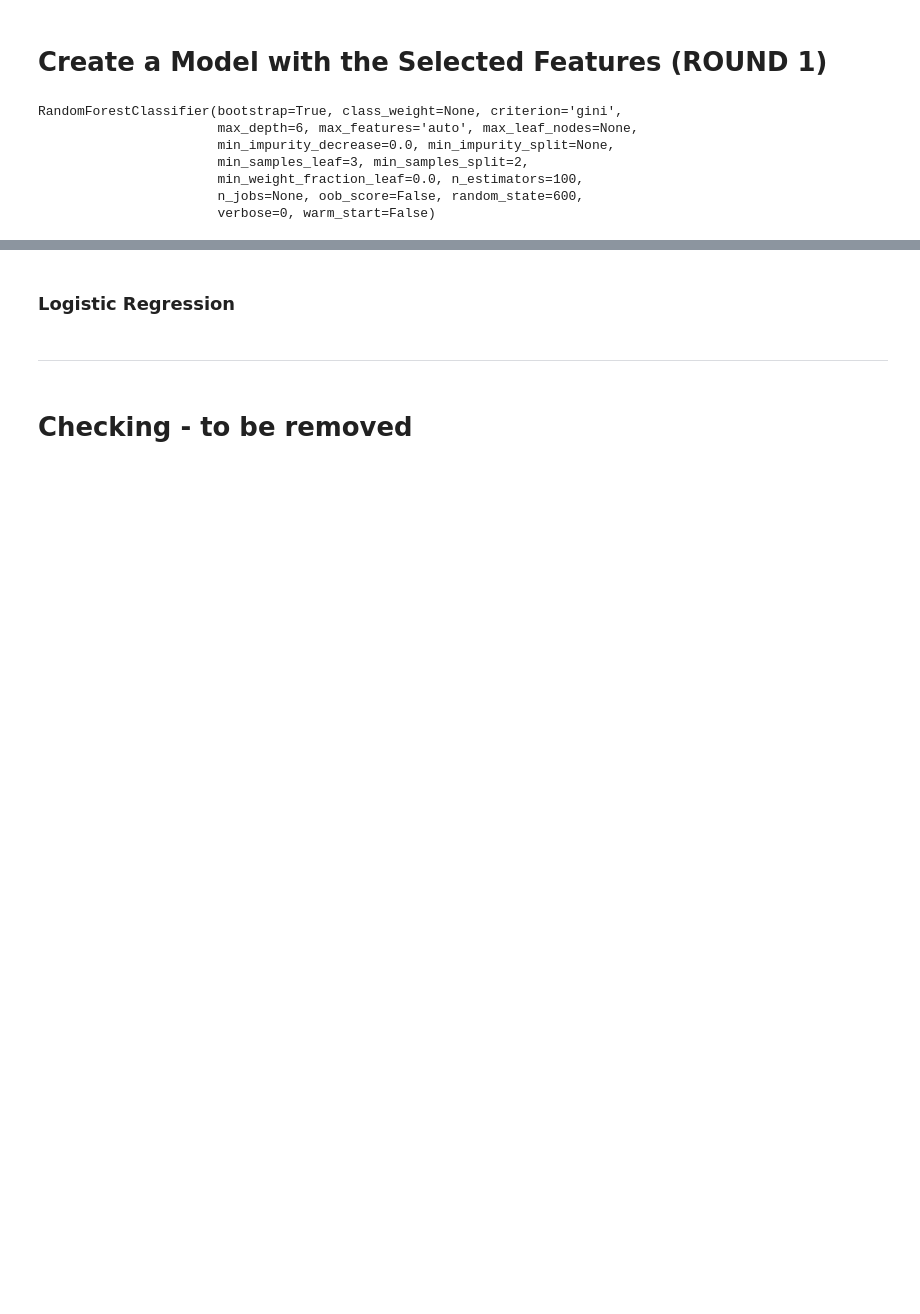
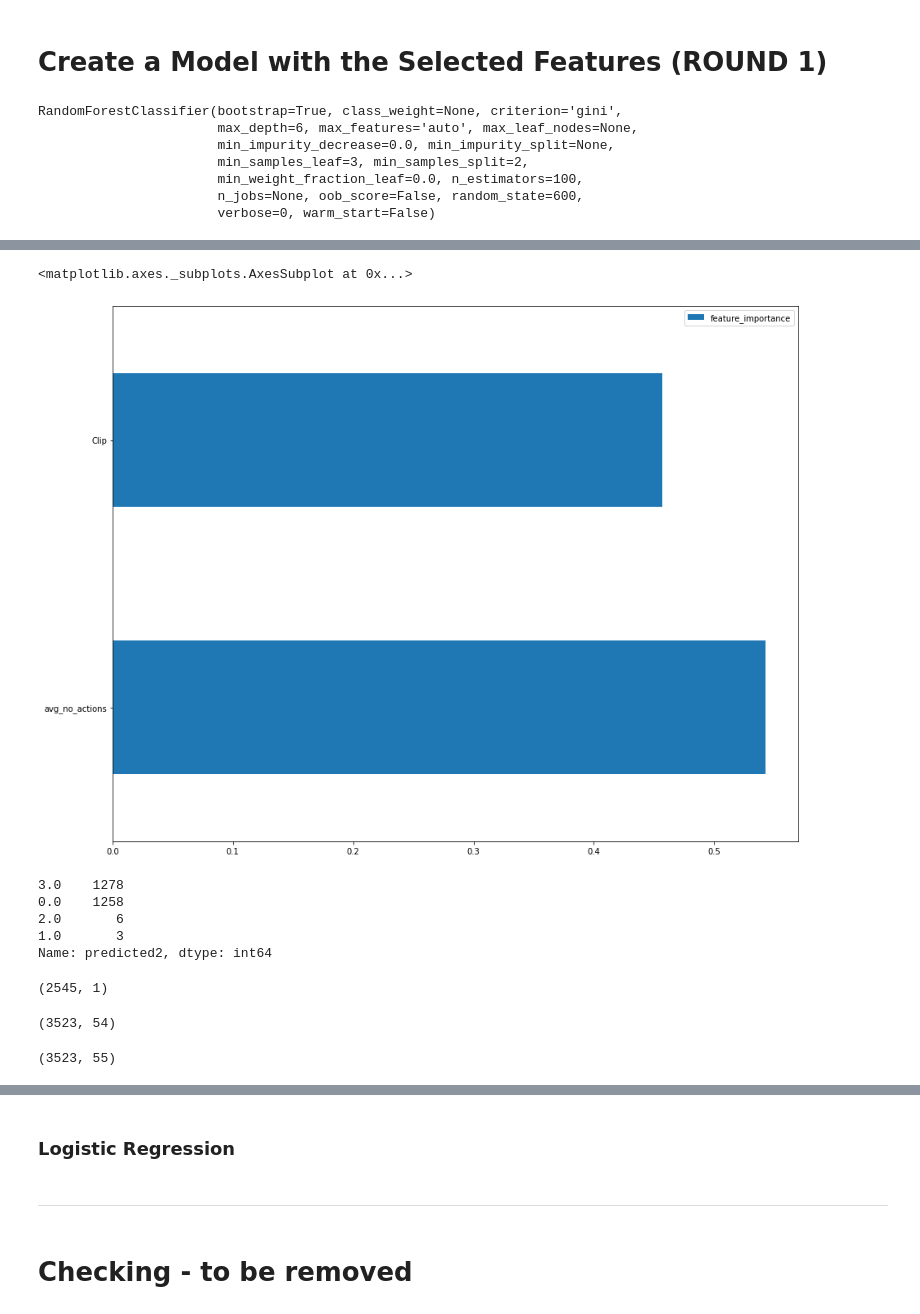
Before and after one commit to cats-in-the-hat/PBS-KIDS2, a Jupyter notebook: full_project_documentation.ipynb, the cells around one changed output, grey strips where cells are left out. Drawn from its saved outputs; the diff is of its cells as text; code cells hidden in the pictures; blank space fills up the shorter version.

```diff
--- a/full_project_documentation.ipynb
+++ b/full_project_documentation.ipynb
@@ -1129,0 +1301,12 @@ RF Score for X: 0.6820659971305595
+# %%
+X_train, X_test, y_train, y_test = train_test_split(X, y, test_size=0.3, stratify=y["last_accuracy_group"],random_state=123)
+# %%
+rf = RandomForestClassifier(bootstrap=True,
+                            class_weight=None,
+                            criterion='gini',
+                            min_samples_leaf=3,
+                            n_estimators=100,
+                            max_depth=6,
+                            random_state=600)
+# %%
+rf.fit(X_train, y_train)
@@ -1129,0 +1321,7 @@ RF Score for X: 0.6820659971305595
+# %%
+rf_features = pd.DataFrame([rf.feature_importances_],columns = X_train.columns).T.rename(columns = {0: 'feature_importance'}).sort_values(by='feature_importance', ascending=False)
+# %%
+rf_features.plot(kind="barh",figsize=(15,12))
+# %% [output]
+<matplotlib.axes._subplots.AxesSubplot at 0x...>
+[figure, added]
@@ -1129,0 +1330,21 @@ RF Score for X: 0.6820659971305595
+# %%
+predictions_2.predicted2.value_counts()
+# %% [output]
+3.0    1278
+0.0    1258
+2.0       6
+1.0       3
+Name: predicted2, dtype: int64
+# %%
+predictions_2.shape
+# %% [output]
+(2545, 1)
+# %%
+beta.shape
+# %% [output]
+(3523, 54)
+# %%
+beta3 = beta.join(predictions_2)
+beta3.shape
+# %% [output]
+(3523, 55)
```
Also changed, not shown: parts of 89 cells of this notebook.
